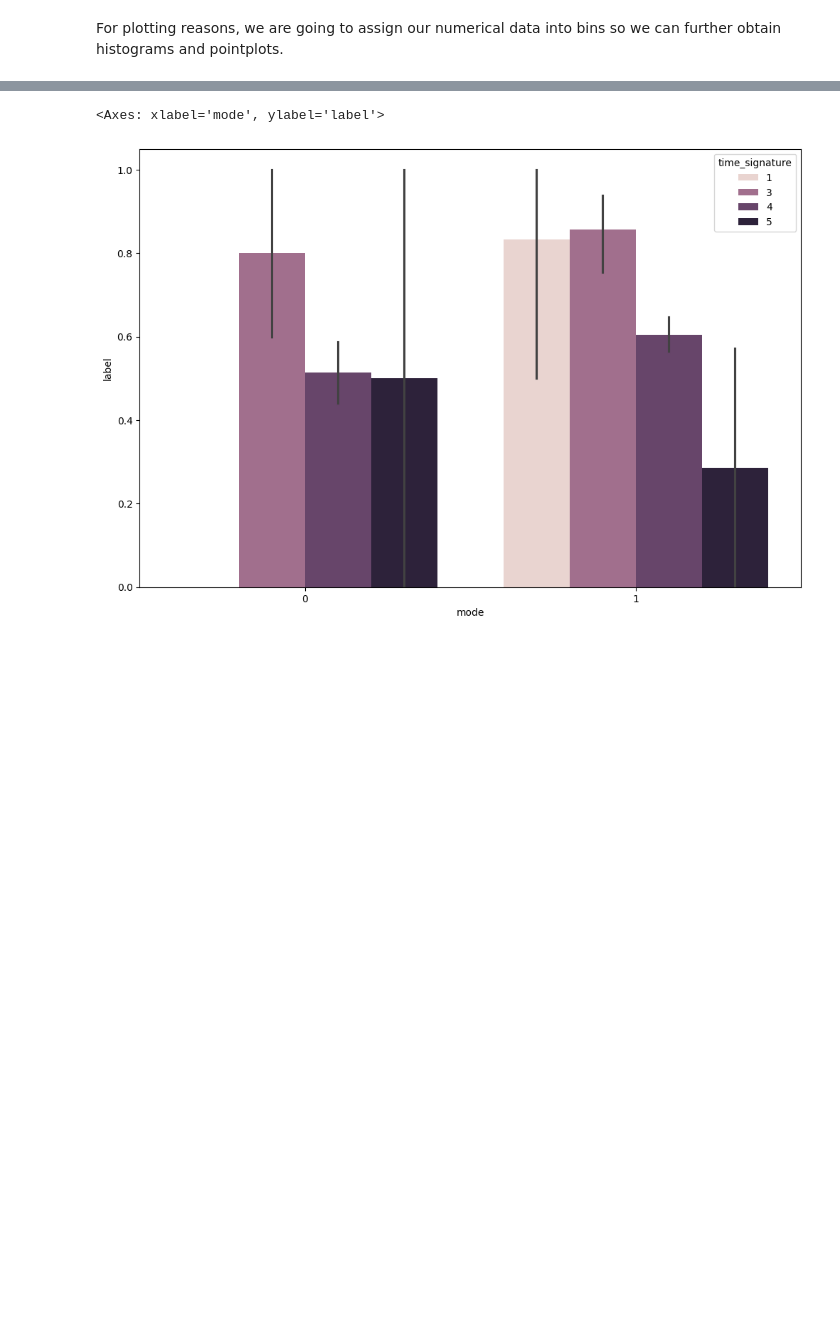
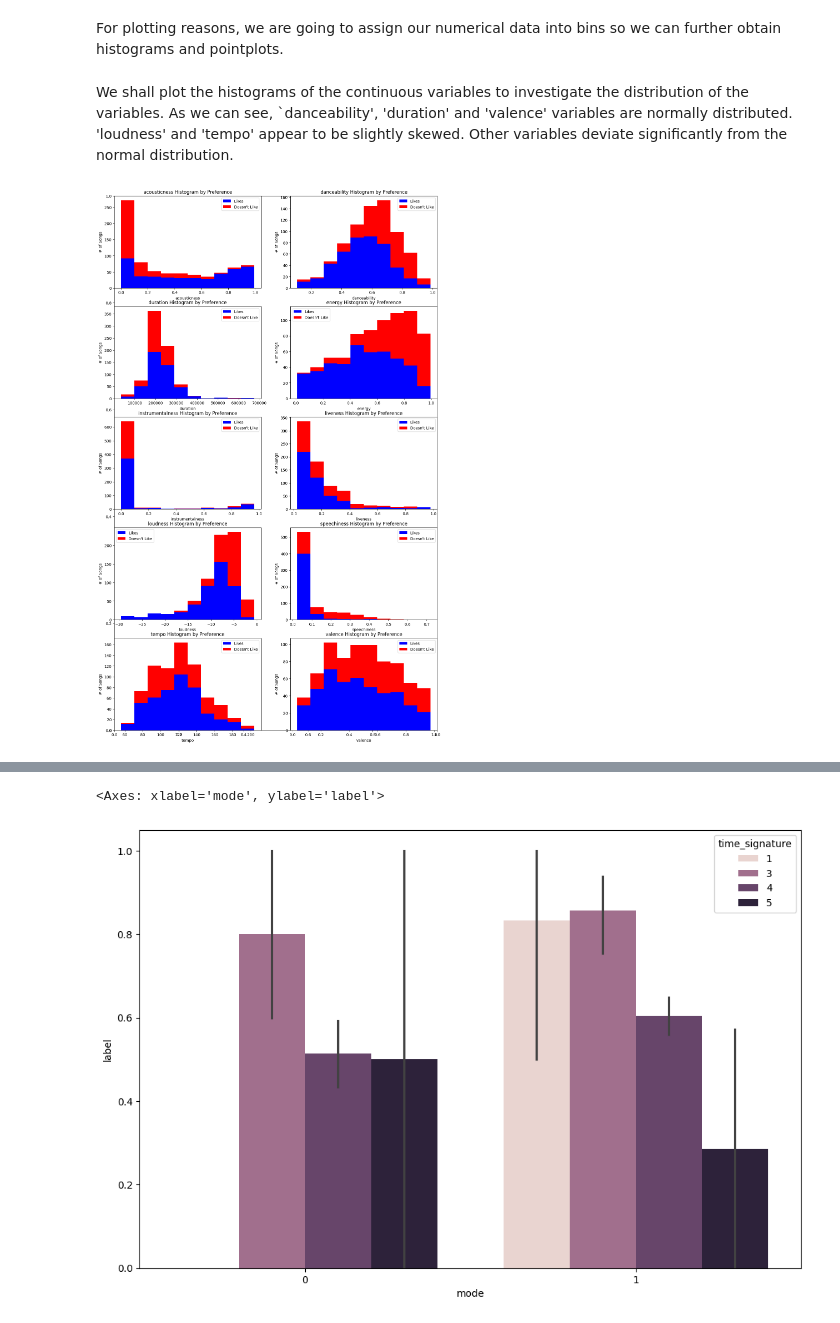
Before and after one commit to srkatsaras/FRTN65---Code-and-Notebooks, a Jupyter notebook: lab_song_classification.ipynb, the cells around one changed output, grey strips where cells are left out. Saved outputs shown, nothing was run; the diff lists cells and outputs as text; code cells hidden in the pictures; blank space fills up the shorter version.

```diff
--- a/lab_song_classification.ipynb
+++ b/lab_song_classification.ipynb
@@ -166,3 +166,21 @@ train['speechinessBin'] = pd.cut(train['speechiness'], 10)
 train['tempoBin'] = pd.cut(train['tempo'], 10)
 train['valenceBin'] = pd.cut(train['valence'], 10)
 train['durationBin'] = pd.cut(train['duration'], 10)
+# %% [markdown]
+We shall plot the histograms of the continuous variables to investigate the distribution of the variables. As we can see, `danceability', 'duration' and 'valence' variables are normally distributed. 'loudness' and 'tempo' appear to be slightly skewed.  Other variables deviate significantly from the normal distribution.
+# %%
+columns_cont = ['acousticness', 'danceability', 'duration', 'energy', 'instrumentalness', 'liveness', 'loudness', 'speechiness', 'tempo', 'valence']
+
+idx=1
+plt.subplots(figsize=(15, 25))
+for col in columns_cont:
+  plt.subplot(5,2,idx)
+  plt.hist(x = [train[train['label']==1][col], train[train['label']==0][col]],
+          stacked=True, color = ['b','r'],label = ['Likes','Doesn\'t Like'])
+  plt.title(f"{col} Histogram by Preference")
+  plt.xlabel(col)
+  plt.ylabel('# of Songs')
+  plt.legend()
+  idx+=1
+# %% [output]
+[figure, added]
```
Also changed, not shown: parts of 40 cells of this notebook.
